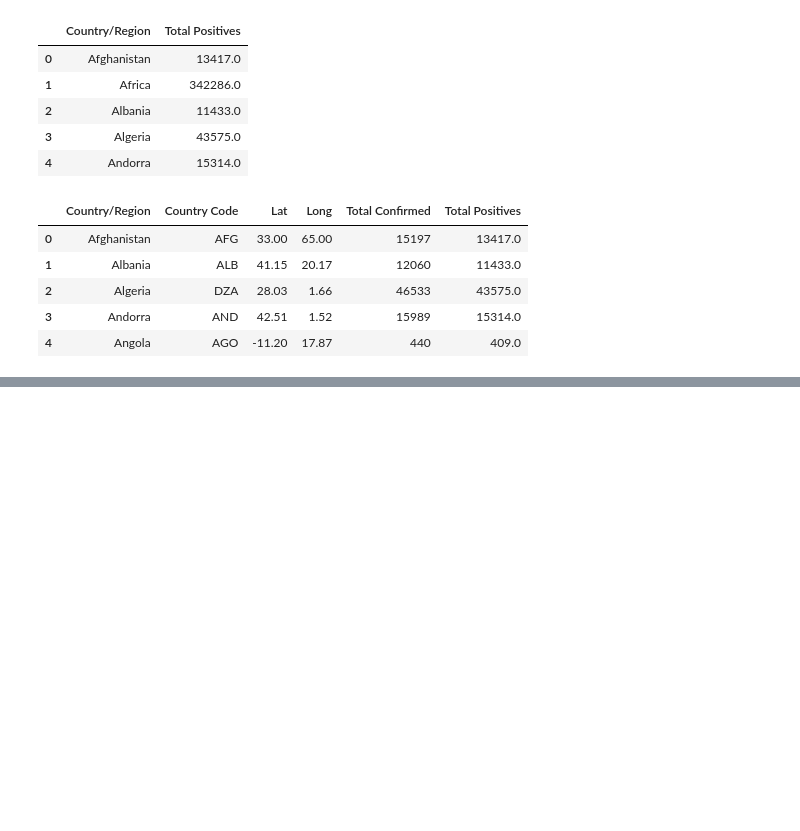
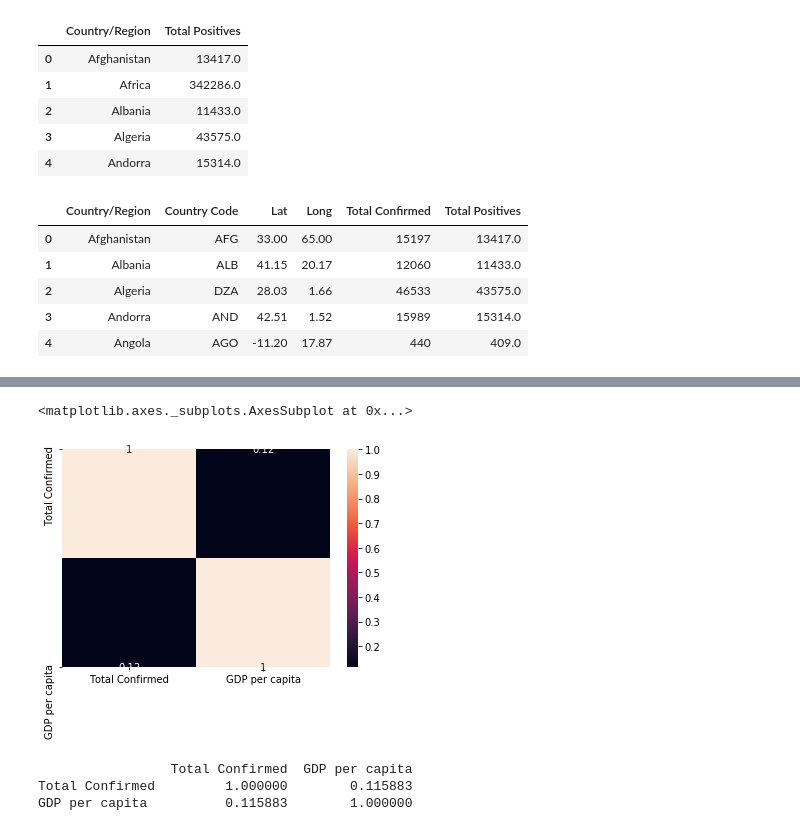
Before and after one commit to dtangster/cmpe256, a Jupyter notebook: hidden_dragon_data_preprocessing.ipynb, the cells around one changed output, grey strips where cells are left out. Drawn from its saved outputs; the diff is of its cells as text; code cells hidden in the pictures; blank space fills up the shorter version.

Commit message:
Added correlation code

```diff
--- a/hidden_dragon_data_preprocessing.ipynb
+++ b/hidden_dragon_data_preprocessing.ipynb
@@ -89,3 +89,12 @@ final_df.head()
 | 2 | Algeria | DZA | 28.03 | 1.66 | 46533 | 43575.0 |
 | 3 | Andorra | AND | 42.51 | 1.52 | 15989 | 15314.0 |
 | 4 | Angola | AGO | -11.20 | 17.87 | 440 | 409.0 |
+# %%
+#Reading the data having the GDP per capita and population density
+popdensity_gdp_df = pd.read_csv('datasets/gdp_per_capita_and_population_density.csv',usecols=['Country Name','GDP per capita (current US$)','Population density'])
+# %%
+popdensity_gdp_df.columns = ['Country/Region','GDP per capita','Population density']
+# %%
+#Combining the Total Confirmed and GDP per capita of different countries
+confirmed_vs_gdp = pd.merge(final_df[['Country/Region','Country Code','Total Confirmed']],popdensity_gdp_df[['Country/Region','GDP per capita']],on='Country/Region')
+confirmed_vs_gdp.head()
@@ -91,0 +108,13 @@ final_df.head()
+# %%
+import seaborn as sns
+gdp_correlation = confirmed_vs_gdp.corr()
+sns.heatmap(gdp_correlation, xticklabels=gdp_correlation.columns, yticklabels=gdp_correlation.columns)
+# %% [output]
+<matplotlib.axes._subplots.AxesSubplot at 0x...>
+[figure, added]
+# %%
+print(gdp_correlation)
+# %% [output]
+                 Total Confirmed  GDP per capita
+Total Confirmed         1.000000        0.115883
+GDP per capita          0.115883        1.000000
```
Also changed, not shown: parts of 7 cells of this notebook.
